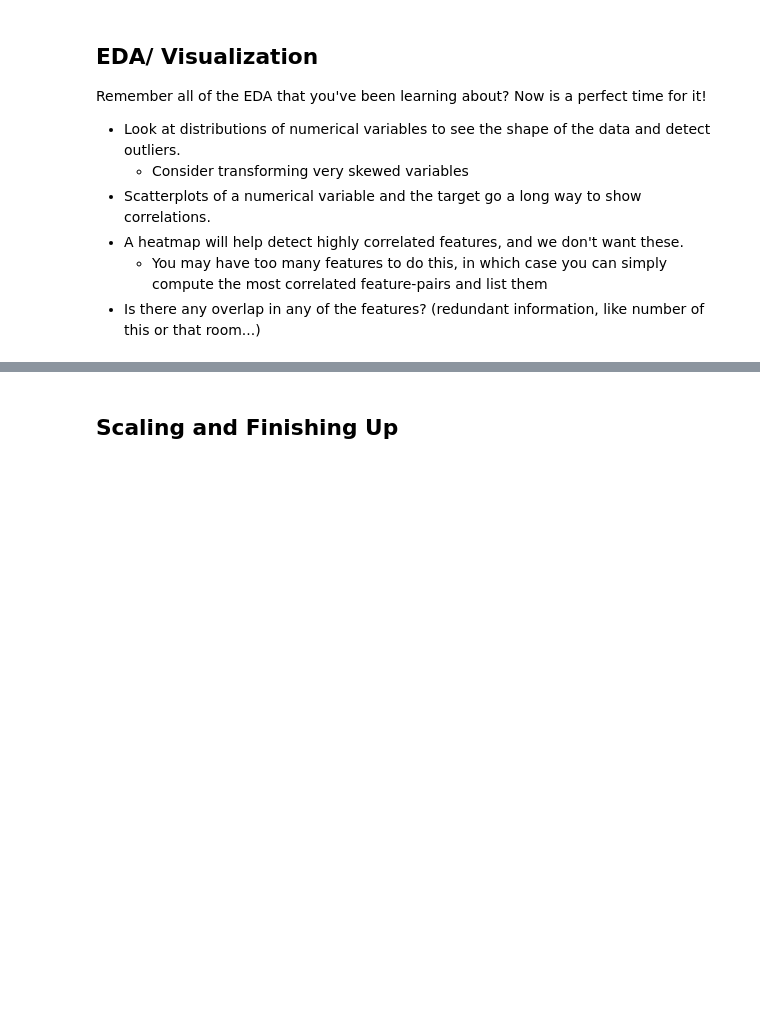
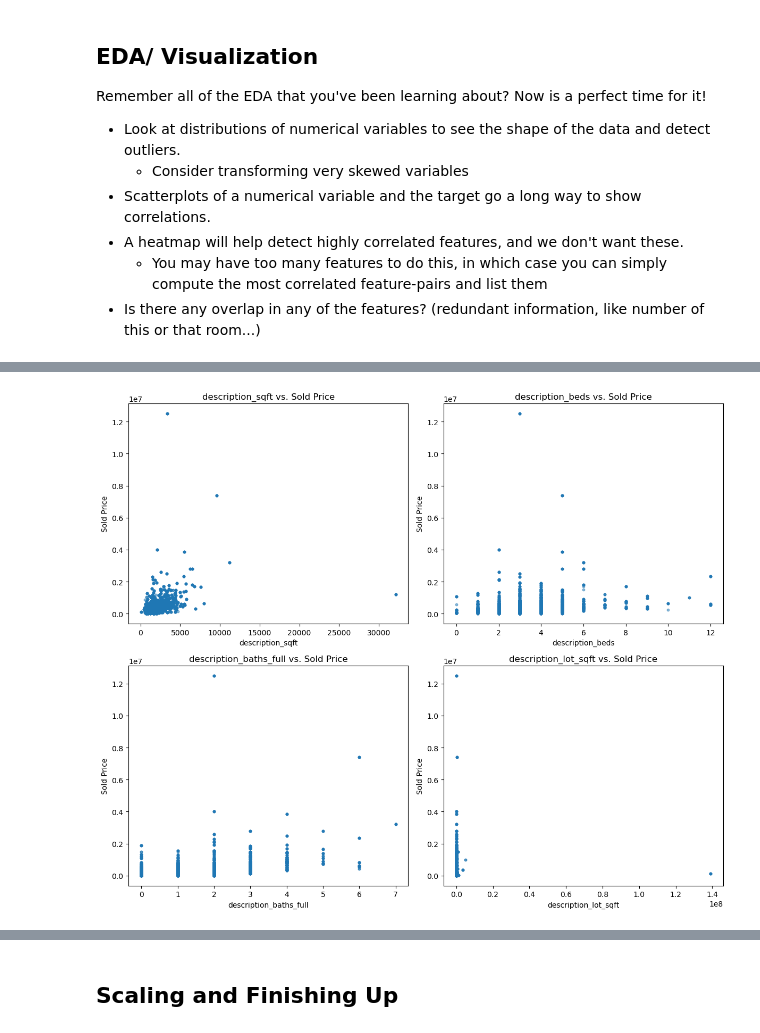
Before and after one commit to rxnu/ds-midterm, a Jupyter notebook: notebooks/EDA.ipynb, the cells around one changed output, grey strips where cells are left out. Saved outputs shown, nothing was run; the diff lists cells and outputs as text; code cells hidden in the pictures; blank space fills up the shorter version.

```diff
--- a/notebooks/EDA.ipynb
+++ b/notebooks/EDA.ipynb
@@ -184,0 +341,22 @@ Remember all of the EDA that you've been learning about?  Now is a perfect time
+# %%
+# Choose only columns that actually exist in df
+features = [
+    "description_sqft",
+    "description_beds",
+    "description_baths_full",
+    "description_lot_sqft",
+]
+
+fig, axes = plt.subplots(2, 2, figsize=(12, 10))
+axes = axes.flatten()
+
+for ax, feat in zip(axes, features):
+    ax.scatter(df[feat], df["description_sold_price"], alpha=0.5, s=10)
+    ax.set_xlabel(feat)
+    ax.set_ylabel("Sold Price")
+    ax.set_title(f"{feat} vs. Sold Price")
+
+plt.tight_layout()
+plt.show()
+# %% [output]
+[figure, added]
```
Also changed, not shown: parts of 37 cells of this notebook.
